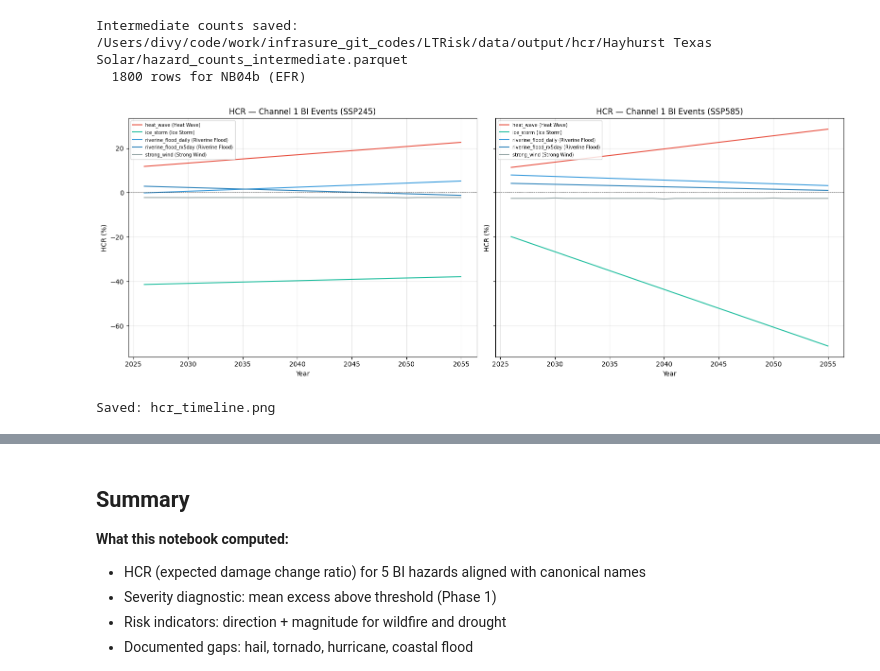
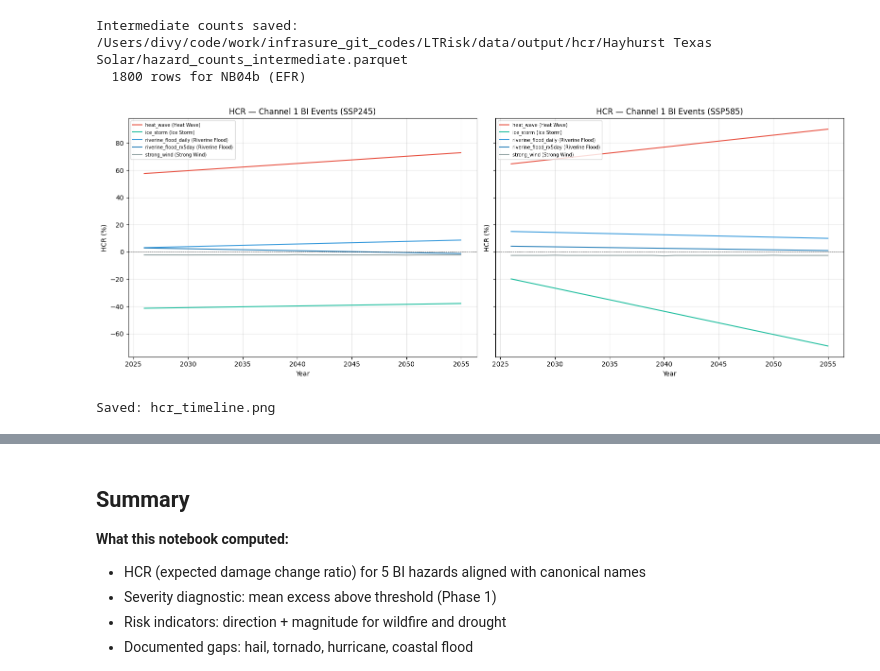
Before and after one commit to aamani-ai/LTRisk, a Jupyter notebook: notebook_analysis/04a_hcr_hazard_change_ratio.ipynb, the cells around one changed output, grey strips where cells are left out. Cells and saved outputs as stored; diff of their text form; code cells hidden in the pictures.

```diff
--- a/notebook_analysis/04a_hcr_hazard_change_ratio.ipynb
+++ b/notebook_analysis/04a_hcr_hazard_change_ratio.ipynb
@@ -983,35 +1040,35 @@ Intermediate counts saved: /Users/divy/code/work/infrasure_git_codes/LTRisk/data
 # %%
 # ── Visualization: HCR Timeline ───────────────────────────────────────────────
 
 fig, axes = plt.subplots(1, 2, figsize=(16, 6), sharey=True)
 
 colors = {
     "heat_wave": "#e74c3c", "riverine_flood_daily": "#3498db",
     "riverine_flood_rx5day": "#2980b9", "strong_wind": "#95a5a6",
     "ice_storm": "#1abc9c",
 }
 
 for ax, ssp in zip(axes, SCENARIOS):
     for hazard in sorted(BI_HAZARDS):
         sub = hcr_annual_df[(hcr_annual_df["hazard"] == hazard) & (hcr_annual_df["scenario"] == ssp)]
         if not sub.empty:
             label = f"{hazard} ({HAZARD_CLASSIFICATION[hazard]['canonical_name']})"
-            ax.plot(sub["year"], sub["hcr"] * 100, label=label,
+            ax.plot(sub["year"], sub["hcr_combined"] * 100, label=label,
                     color=colors.get(hazard, "gray"), linewidth=1.5)
 
     ax.axhline(0, color="black", linewidth=0.5, linestyle="--")
     ax.set_title(f"HCR — Channel 1 BI Events ({ssp.upper()})")
     ax.set_xlabel("Year")
     ax.set_ylabel("HCR (%)")
     ax.legend(fontsize=7, loc="upper left")
     ax.grid(True, alpha=0.3)
 
 plt.tight_layout()
 plt.savefig(HCR_OUTPUT / "hcr_timeline.png", dpi=150, bbox_inches="tight")
 plt.show()
 print("Saved: hcr_timeline.png")
 # %% [output]
-[figure, old version]
+[figure, new version]
 Saved: hcr_timeline.png
 # %%
 # ── Verification ─────────────────────────────────────────────────────────────
```
Also changed, not shown: parts of 2 cells of this notebook, 6 other files.
